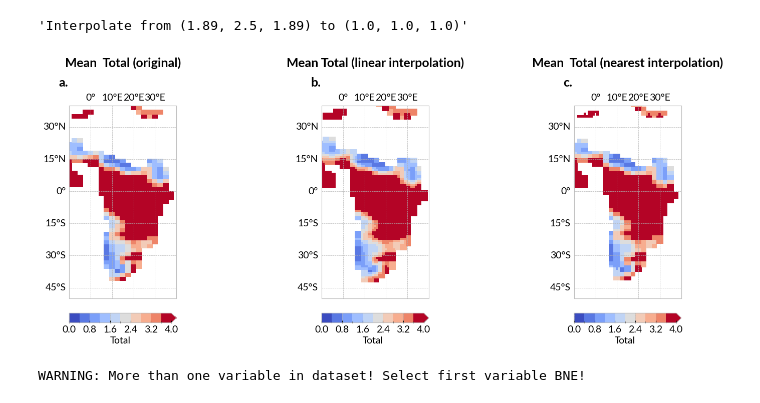
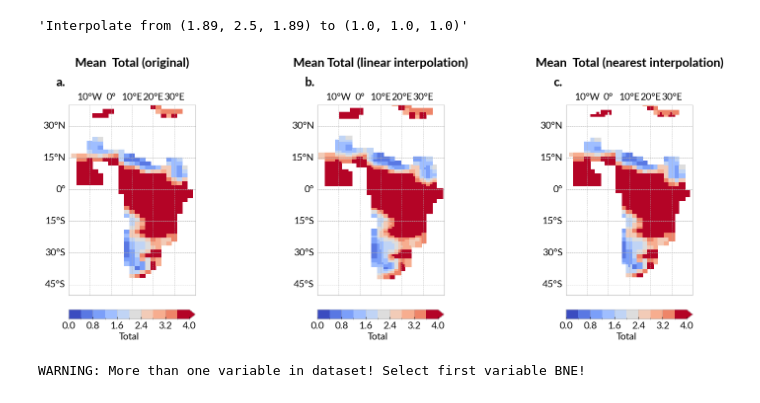
Before and after one commit to fstrnad/geoutils, a Jupyter notebook: tutorials/interpolate_tutorial.ipynb, the cells around one changed output. Cells and saved outputs as stored; diff of their text form; code cells hidden in the pictures.

```diff
--- a/tutorials/interpolate_tutorial.ipynb
+++ b/tutorials/interpolate_tutorial.ipynb
@@ -67,7 +67,7 @@ vmax_bne = 4
 
 im = cplt.create_multi_plot(nrows=1, ncols=3, figsize=(18, 5),
                             projection='PlateCarree', wspace=0.3,
-                            lon_range=[-10, 40], lat_range=[-50, 40],
+                            lon_range=[-20, 40], lat_range=[-50, 40],
                             )
 
 im_comp = cplt.plot_map(mean_BNE_orig,
@@ -85,34 +85,34 @@ im_comp = cplt.plot_map(mean_BNE_orig,
                         )
 
 im2 = cplt.plot_map(mean_BNE_linear,
                     ax=im['ax'][1],
                     title=f'Mean {label_lai} (linear interpolation)',
                     plot_type='colormesh',
                     cmap='coolwarm',
                     levels=10,
                     label=label_lai,
                     vmin=vmin_bne, vmax=vmax_bne,
                     tick_step=2,
                     extend='max',
                     orientation='horizontal',
                     set_map=False
                     )
 
 im2 = cplt.plot_map(mean_BNE_nearest,
                     ax=im['ax'][2],
                     title=f'Mean  {label_lai} (nearest interpolation)',
                     plot_type='colormesh',
                     cmap='coolwarm',
                     levels=10,
                     label=label_lai,
                     vmin=vmin_bne, vmax=vmax_bne,
                     tick_step=2,
                     extend='max',
                     orientation='horizontal',
                     set_map=False
                     )
 # %% [output]
-[figure, old version]
+[figure, new version]
 # %%
 import geoutils.utils.spatial_utils as sput
 reload(sput)
```
Also changed, not shown: 3 other files.
